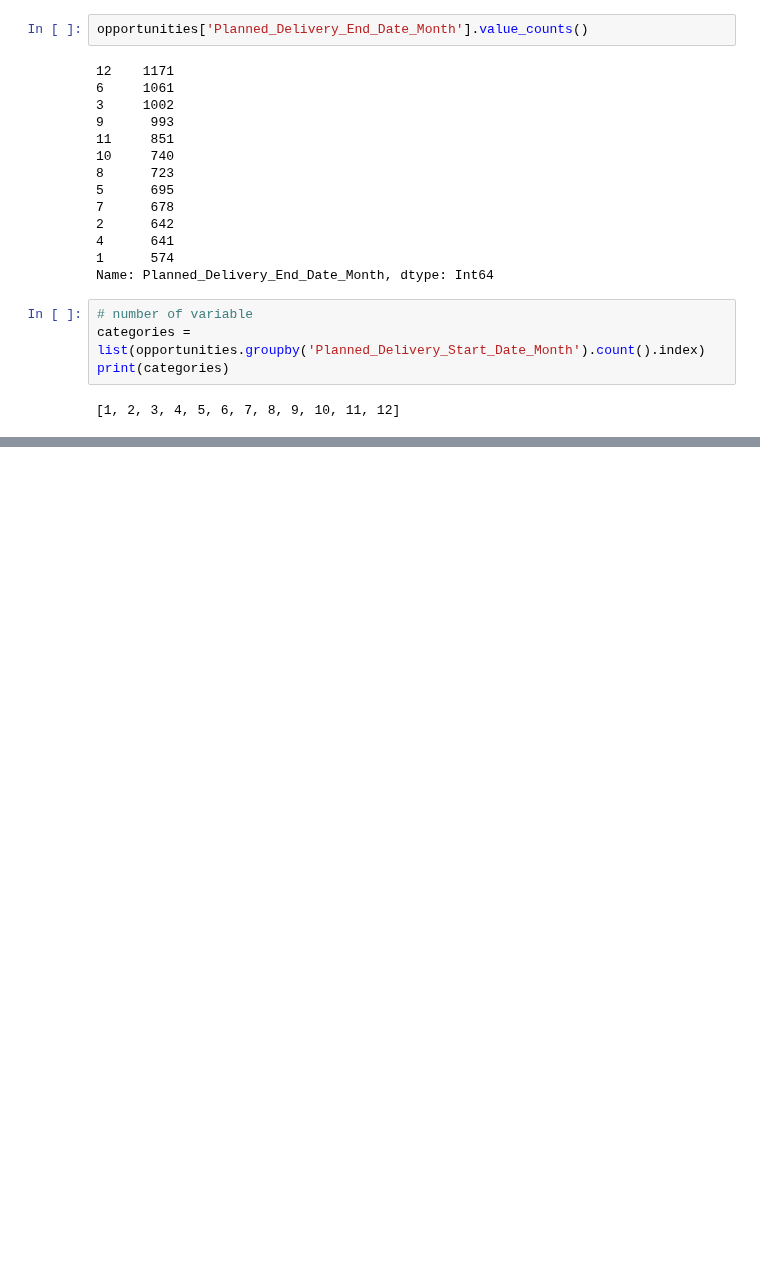
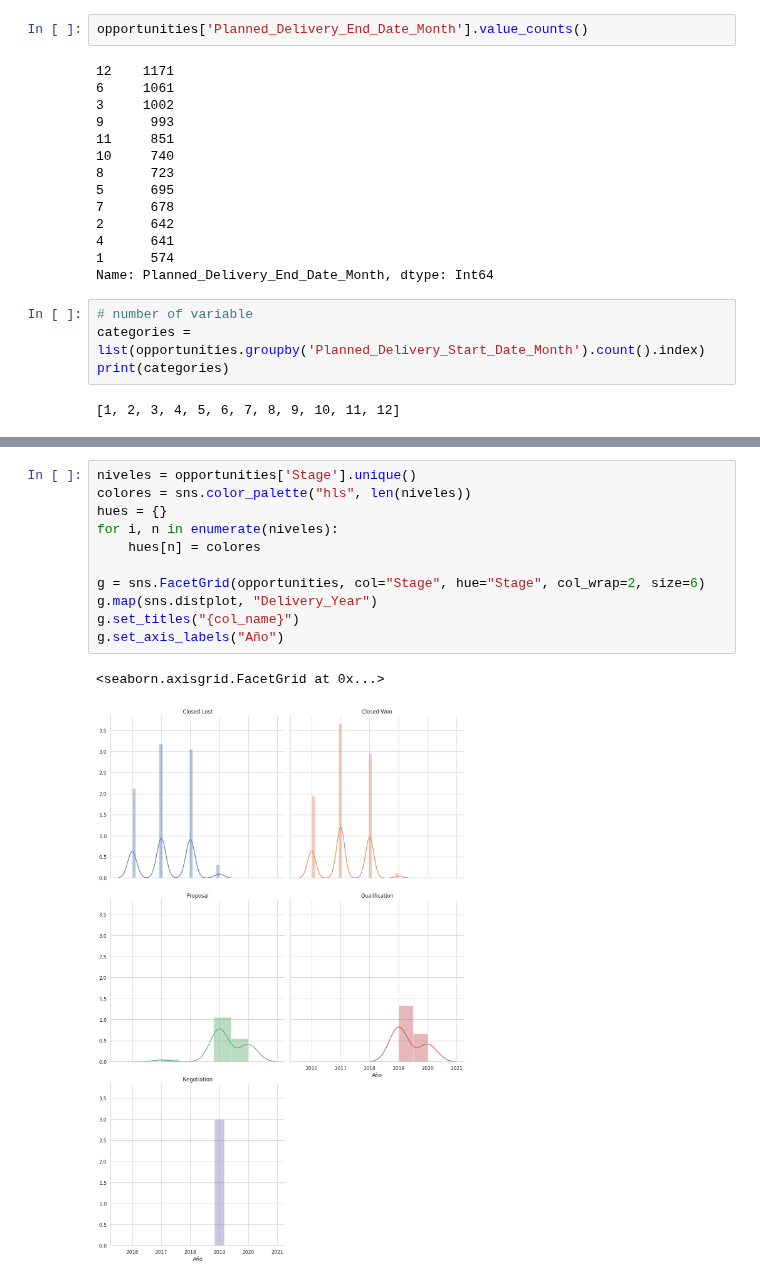
Before and after one commit to germanbc/Organizacion-de-Datos-2c2020-TP1, a Jupyter notebook: TP1-Sofia.ipynb, the cells around one changed output, grey strips where cells are left out. Cells and saved outputs as stored; diff of their text form; blank space fills up the shorter version.

```diff
--- a/TP1-Sofia.ipynb
+++ b/TP1-Sofia.ipynb
@@ -833,0 +881,14 @@ plt.legend(loc='upper right', bbox_to_anchor=(0.1, 0.1))
+# %%
+niveles = opportunities['Stage'].unique()
+colores = sns.color_palette("hls", len(niveles))
+hues = {}
+for i, n in enumerate(niveles):
+    hues[n] = colores
+
+g = sns.FacetGrid(opportunities, col="Stage", hue="Stage", col_wrap=2, size=6)
+g.map(sns.distplot, "Delivery_Year")
+g.set_titles("{col_name}")
+g.set_axis_labels("Año")
+# %% [output]
+<seaborn.axisgrid.FacetGrid at 0x...>
+[figure, added]
```
Also changed, not shown: parts of 10 cells of this notebook.
